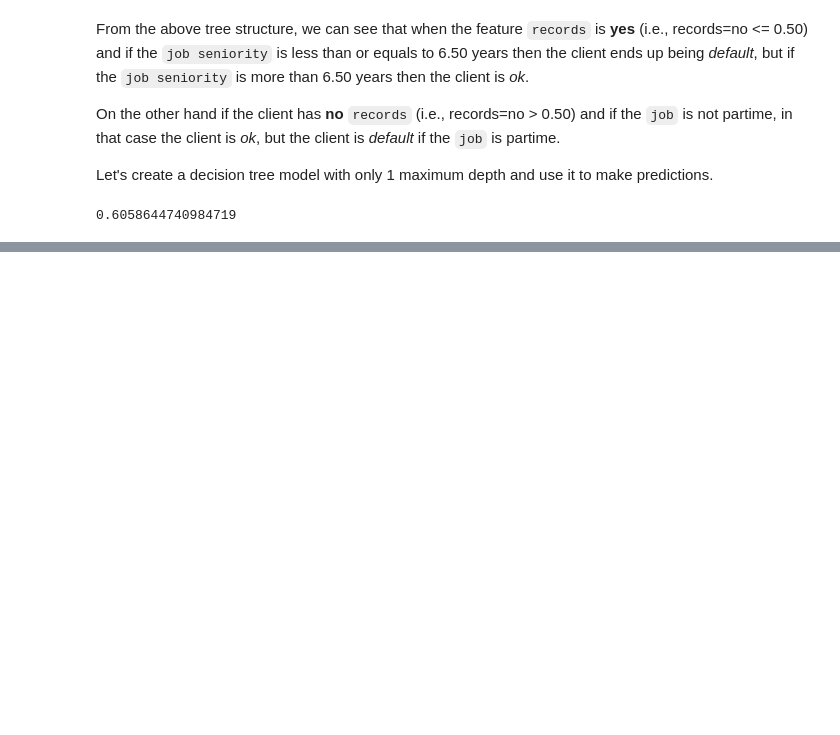
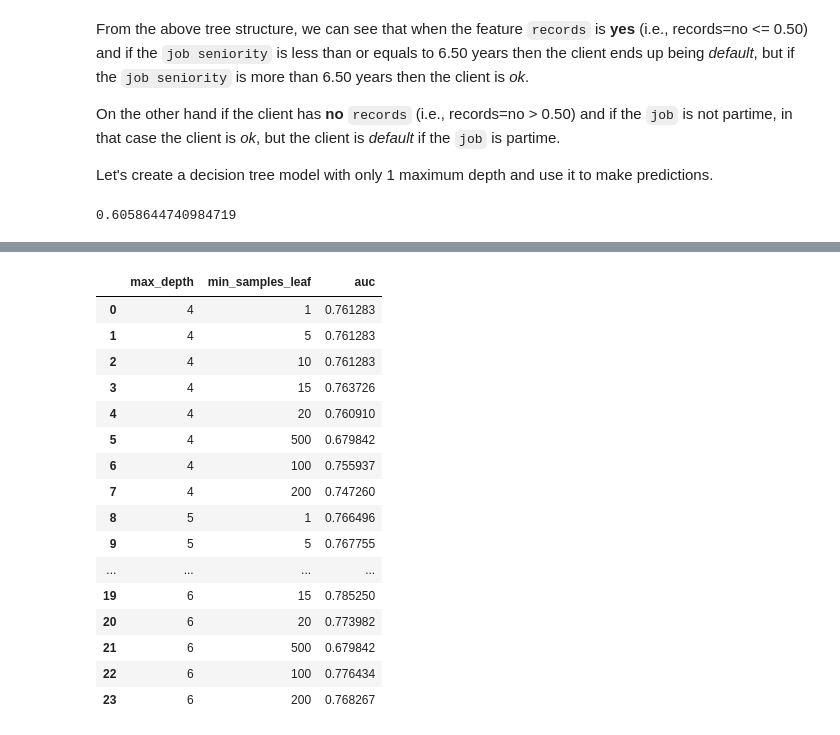
Before and after one commit to MuhammadAwon/ml-engineering, a Jupyter notebook: 06-trees/credit-risk-scoring.ipynb, the cells around one changed output, grey strips where cells are left out. Drawn from its saved outputs; the diff is of its cells as text; code cells hidden in the pictures; blank space fills up the shorter version.

```diff
--- a/06-trees/credit-risk-scoring.ipynb
+++ b/06-trees/credit-risk-scoring.ipynb
@@ -442,0 +821,23 @@ We see the score has got worst than our first model. The decision tree with sing
+# %%
+# Create dataframe
+columns = ['max_depth', 'min_samples_leaf', 'auc']
+df_scores = pd.DataFrame(scores, columns=columns)
+df_scores
+# %% [output]
+|  | max_depth | min_samples_leaf | auc |
+| 0 | 4 | 1 | 0.761283 |
+| 1 | 4 | 5 | 0.761283 |
+| 2 | 4 | 10 | 0.761283 |
+| 3 | 4 | 15 | 0.763726 |
+| 4 | 4 | 20 | 0.760910 |
+| 5 | 4 | 500 | 0.679842 |
+| 6 | 4 | 100 | 0.755937 |
+| 7 | 4 | 200 | 0.747260 |
+| 8 | 5 | 1 | 0.766496 |
+| 9 | 5 | 5 | 0.767755 |
+| ... | ... | ... | ... |
+| 19 | 6 | 15 | 0.785250 |
+| 20 | 6 | 20 | 0.773982 |
+| 21 | 6 | 500 | 0.679842 |
+| 22 | 6 | 100 | 0.776434 |
+| 23 | 6 | 200 | 0.768267 |
```
Also changed, not shown: parts of 40 cells of this notebook, 1 other file.
